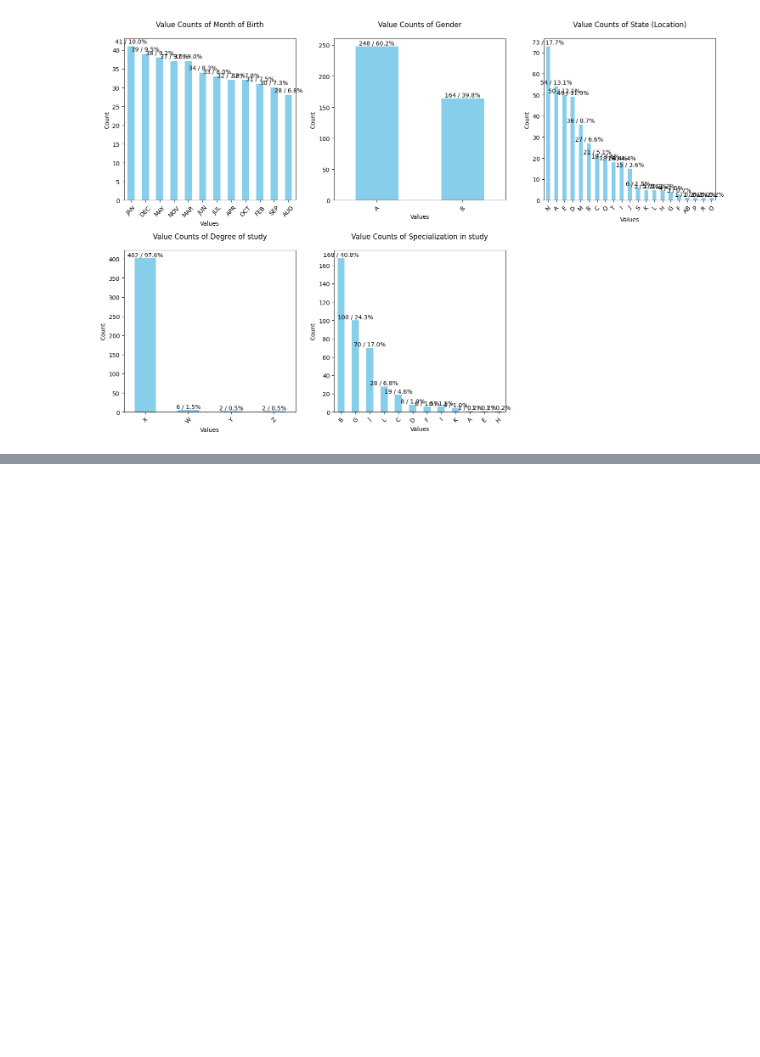
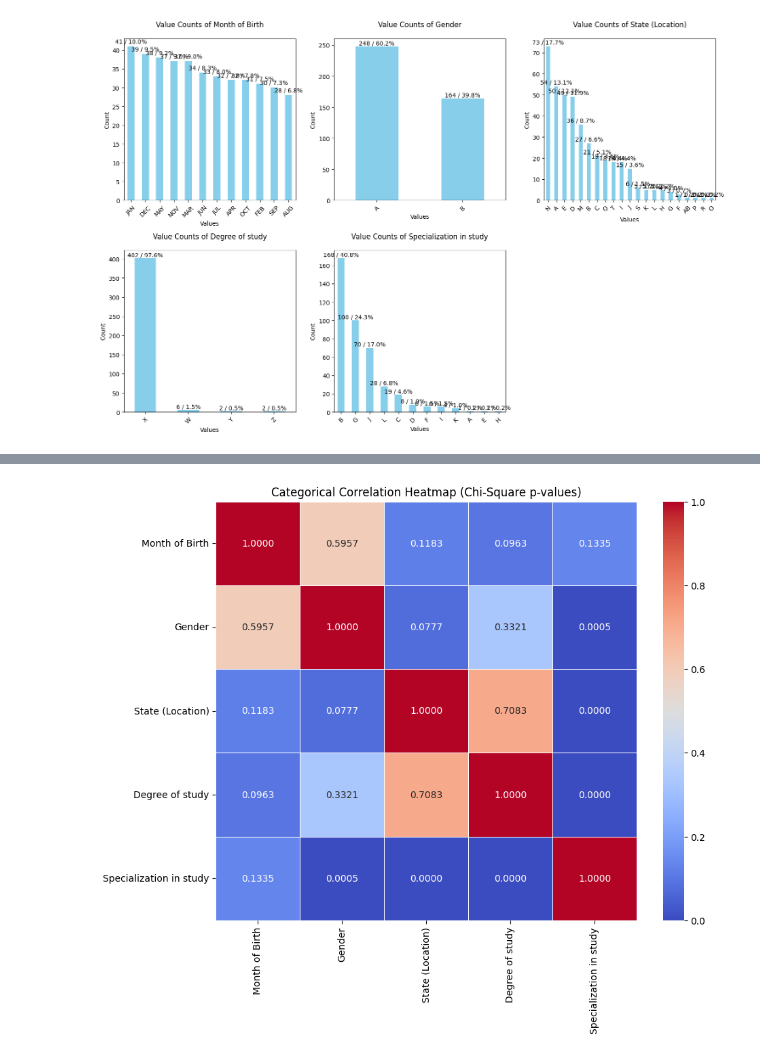
Before and after one commit to LanaArmond/DCC127-2024.3, a Jupyter notebook: DCC127_Trabalho_05.ipynb, the cells around one changed output, grey strips where cells are left out. Saved outputs shown, nothing was run; the diff lists cells and outputs as text; code cells hidden in the pictures; blank space fills up the shorter version.

```diff
--- a/DCC127_Trabalho_05.ipynb
+++ b/DCC127_Trabalho_05.ipynb
@@ -293,0 +324,4 @@ plot_all_category_columns(df, categorical_columns, color='skyblue', top=40)
+# %%
+categorical_correlation_chi_square(df, categorical_columns)
+# %% [output]
+[figure, added]
```
Also changed, not shown: parts of 3 cells of this notebook.
